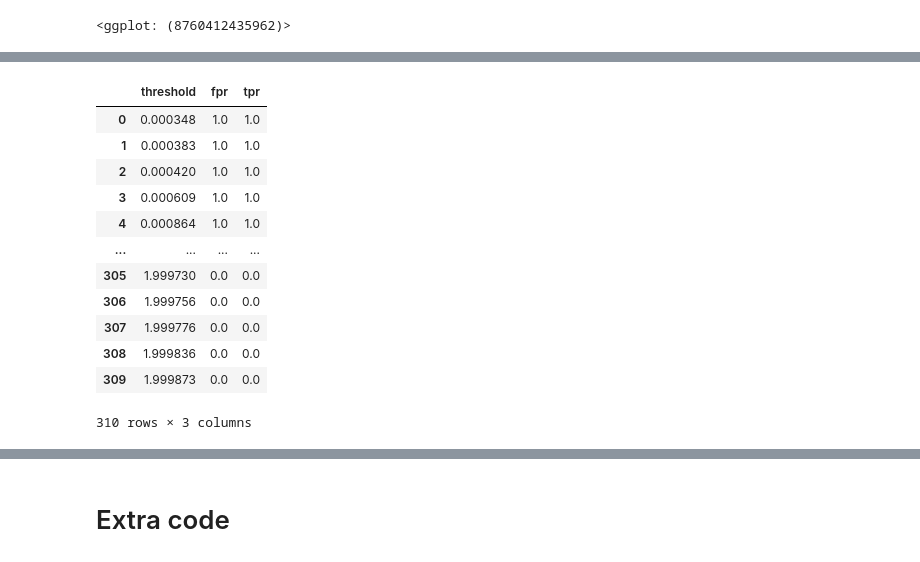
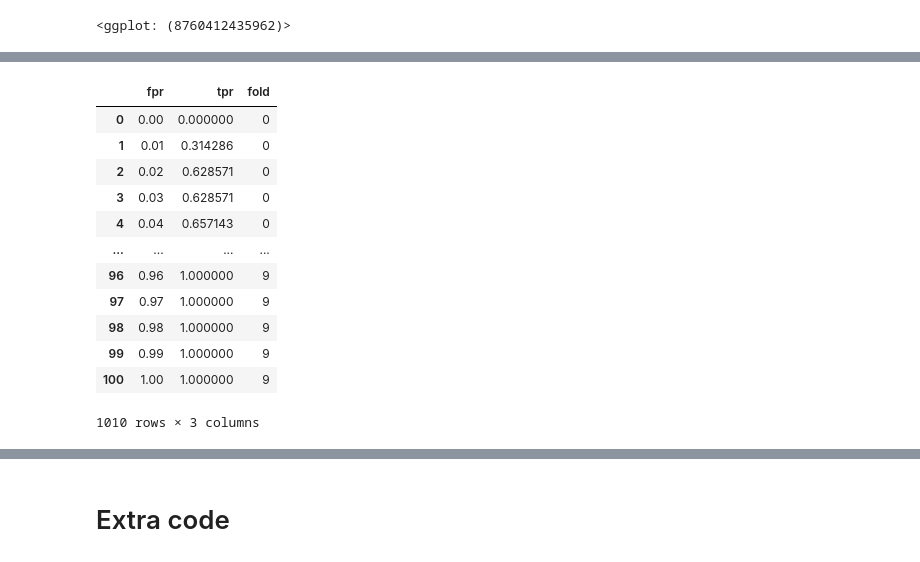
Before and after one commit to sid-basu/ml-exploration, a Jupyter notebook: kaggle-titanic/refinement_1.ipynb, the cells around one changed output, grey strips where cells are left out. Drawn from its saved outputs; the diff is of its cells as text; code cells hidden in the pictures.

```diff
--- a/kaggle-titanic/refinement_1.ipynb
+++ b/kaggle-titanic/refinement_1.ipynb
@@ -719,25 +682,43 @@ df_roc_curve
-# %%
-df_roc_mean = (
-    df_roc_curve
-    .groupby('threshold')
-    .agg(fpr = ('fpr', 'mean'),
-         tpr = ('tpr', 'mean'))
-    .reset_index()
-#    .assign(fold = 'mean')
-)
-
-df_roc_mean
-# %% [output]
-|  | threshold | fpr | tpr |
-| 0 | 0.000348 | 1.0 | 1.0 |
-| 1 | 0.000383 | 1.0 | 1.0 |
-| 2 | 0.000420 | 1.0 | 1.0 |
-| 3 | 0.000609 | 1.0 | 1.0 |
-| 4 | 0.000864 | 1.0 | 1.0 |
-| ... | ... | ... | ... |
-| 305 | 1.999730 | 0.0 | 0.0 |
-| 306 | 1.999756 | 0.0 | 0.0 |
-| 307 | 1.999776 | 0.0 | 0.0 |
-| 308 | 1.999836 | 0.0 | 0.0 |
-| 309 | 1.999873 | 0.0 | 0.0 |
-310 rows × 3 columns
+# %%
+#initialize variables to store result
+df_roc_curve = pd.DataFrame()
+df_roc_curve_interp = pd.DataFrame()
+base_fpr = np.linspace(0, 1, 101)
+
+for i, (y_test, preds) in enumerate(zip(y_list, preds_list)):
+    df_roc_curve_tmp = pd.DataFrame()
+    df_roc_curve_interp_tmp = pd.DataFrame()
+
+    fpr, tpr, threshold = metrics.roc_curve(y_test, preds)
+    tpr_interp = np.interp(base_fpr, fpr, tpr)
+    tpr_interp[0] = 0
+
+    #populate the actual fpr and tpr for the each separate fold's line in the plot
+    df_roc_curve_tmp['fpr'] = fpr
+    df_roc_curve_tmp['tpr'] = tpr
+    df_roc_curve_tmp['threshold'] = threshold
+    df_roc_curve_tmp['fold'] = str(i)
+
+    #populate interpolated fpr and tpr for the "mean" line in the plot
+    df_roc_curve_interp_tmp['fpr'] = base_fpr
+    df_roc_curve_interp_tmp['tpr'] = tpr_interp
+    df_roc_curve_interp_tmp['fold'] = str(i)
+
+    df_roc_curve = pd.concat([df_roc_curve, df_roc_curve_tmp])
+    df_roc_curve_interp = pd.concat([df_roc_curve_interp, df_roc_curve_interp_tmp])
+
+df_roc_curve_interp
+# %% [output]
+|  | fpr | tpr | fold |
+| 0 | 0.00 | 0.000000 | 0 |
+| 1 | 0.01 | 0.314286 | 0 |
+| 2 | 0.02 | 0.628571 | 0 |
+| 3 | 0.03 | 0.628571 | 0 |
+| 4 | 0.04 | 0.657143 | 0 |
+| ... | ... | ... | ... |
+| 96 | 0.96 | 1.000000 | 9 |
+| 97 | 0.97 | 1.000000 | 9 |
+| 98 | 0.98 | 1.000000 | 9 |
+| 99 | 0.99 | 1.000000 | 9 |
+| 100 | 1.00 | 1.000000 | 9 |
+1010 rows × 3 columns
```
Also changed, not shown: parts of 4 cells of this notebook.
